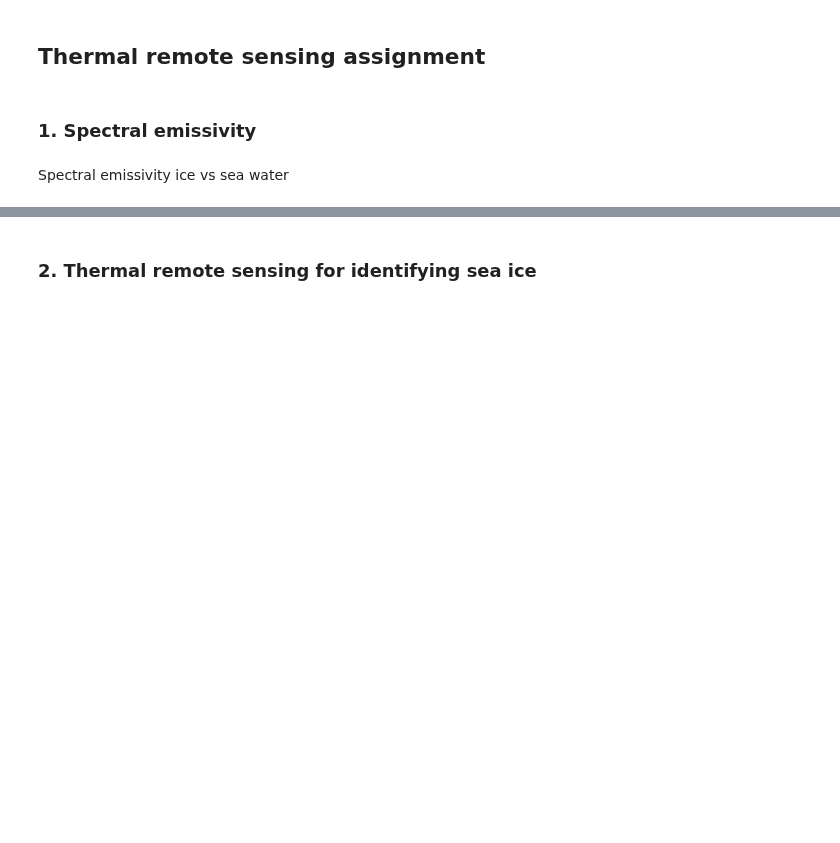
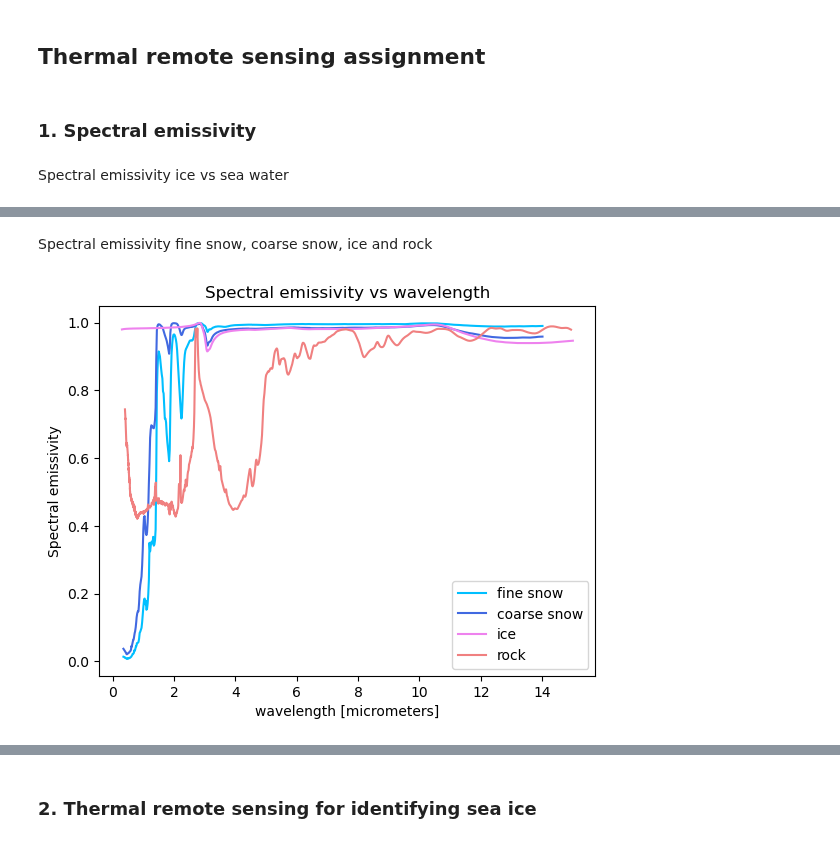
Before and after one commit to debnovalina/PPESO-Practical, a Jupyter notebook: Thermal remote sensing.ipynb, the cells around one changed output, grey strips where cells are left out. Cells and saved outputs as stored; diff of their text form; code cells hidden in the pictures; blank space fills up the shorter version.

```diff
--- a/Thermal remote sensing.ipynb
+++ b/Thermal remote sensing.ipynb
@@ -91,0 +80,22 @@ plt.show()
+# %% [markdown]
+Spectral emissivity fine snow, coarse snow, ice and rock
+# %%
+# Calculate the emissivity
+S_fine_snow=1-fine_snow[:,1]
+S_coarse_snow=1-coarse_snow[:,1]
+S_ice=1-ice[:,1]
+S_rock=1-rock[:,1]
+
+#Plotting
+plt.figure()
+plt.plot(fine_snow[:, 0],S_fine_snow , label='fine snow', color='deepskyblue')
+plt.plot(coarse_snow[:, 0],S_coarse_snow , label='coarse snow', color='royalblue')
+plt.plot(ice[:, 0],S_ice , label='ice', color='violet')
+plt.plot(rock[:, 0],S_rock , label='rock', color='lightcoral')
+plt.xlabel('wavelength [micrometers]')
+plt.ylabel('Spectral emissivity')
+plt.title('Spectral emissivity vs wavelength')
+plt.legend()
+plt.show()
+# %% [output]
+[figure, added]
```
Also changed, not shown: parts of 4 cells of this notebook.
